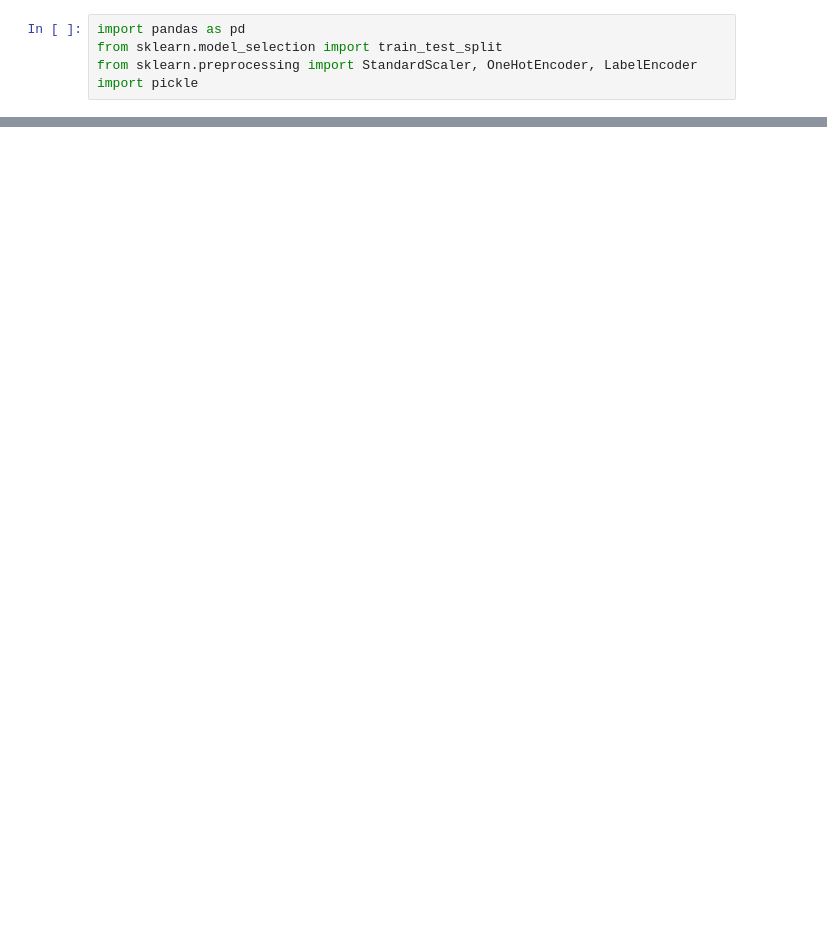
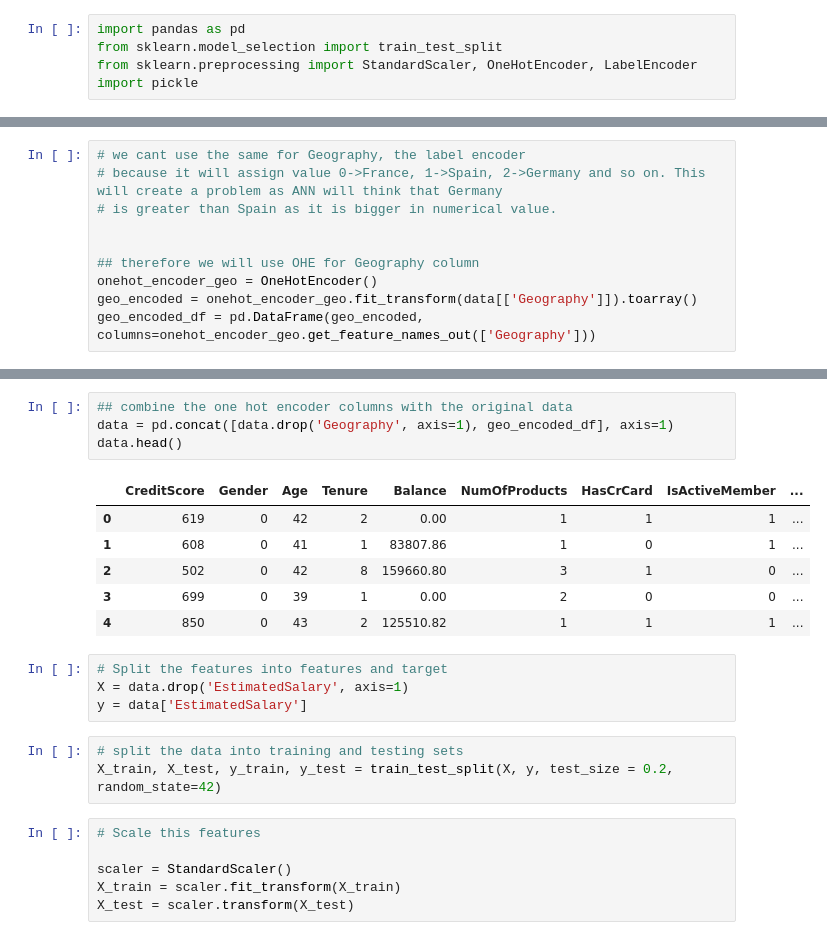
Before and after one commit to codingislife-ag/Deep_Learning_NLP, a Jupyter notebook: annclassification/salaryregression.ipynb, the cells around one changed output, grey strips where cells are left out. Cells and saved outputs as stored; diff of their text form; blank space fills up the shorter version.

```diff
--- a/annclassification/salaryregression.ipynb
+++ b/annclassification/salaryregression.ipynb
@@ -15,0 +57,10 @@ data.head()
+# %%
+# we cant use the same for Geography, the label encoder
+# because it will assign value 0->France, 1->Spain, 2->Germany and so on. This will create a problem as ANN will think that Germany
+# is greater than Spain as it is bigger in numerical value.
+
+
+## therefore we will use OHE for Geography column
+onehot_encoder_geo = OneHotEncoder()
+geo_encoded = onehot_encoder_geo.fit_transform(data[['Geography']]).toarray()
+geo_encoded_df = pd.DataFrame(geo_encoded, columns=onehot_encoder_geo.get_feature_names_out(['Geography']))
@@ -15,0 +83,24 @@ data.head()
+# %%
+## combine the one hot encoder columns with the original data
+data = pd.concat([data.drop('Geography', axis=1), geo_encoded_df], axis=1)
+data.head()
+# %% [output]
+|  | CreditScore | Gender | Age | Tenure | Balance | NumOfProducts | HasCrCard | IsActiveMember | ... |
+| 0 | 619 | 0 | 42 | 2 | 0.00 | 1 | 1 | 1 | ... |
+| 1 | 608 | 0 | 41 | 1 | 83807.86 | 1 | 0 | 1 | ... |
+| 2 | 502 | 0 | 42 | 8 | 159660.80 | 3 | 1 | 0 | ... |
+| 3 | 699 | 0 | 39 | 1 | 0.00 | 2 | 0 | 0 | ... |
+| 4 | 850 | 0 | 43 | 2 | 125510.82 | 1 | 1 | 1 | ... |
+# %%
+# Split the features into features and target
+X = data.drop('EstimatedSalary', axis=1)
+y = data['EstimatedSalary']
+# %%
+# split the data into training and testing sets
+X_train, X_test, y_train, y_test = train_test_split(X, y, test_size = 0.2, random_state=42)
+# %%
+# Scale this features
+
+scaler = StandardScaler()
+X_train = scaler.fit_transform(X_train)
+X_test = scaler.transform(X_test)
```
Also changed, not shown: parts of 12 cells of this notebook, 3 other files.
